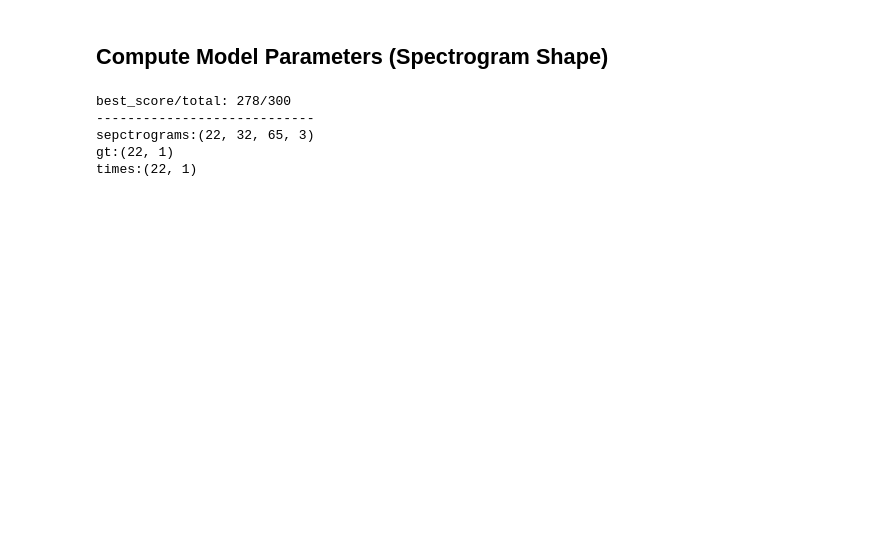
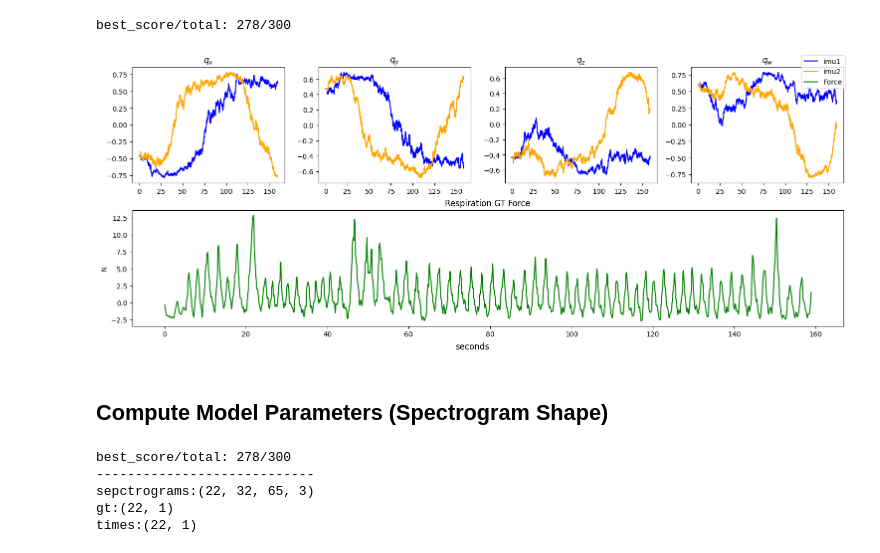
Before and after one commit to Yang-Yun-Yeh/RR-HR, a Jupyter notebook: learning_base_17P_32.ipynb, the cells around one changed output. Cells and saved outputs as stored; diff of their text form; code cells hidden in the pictures; blank space fills up the shorter version.

```diff
--- a/learning_base_17P_32.ipynb
+++ b/learning_base_17P_32.ipynb
@@ -19,3 +56,19 @@ import pickle
+# %%
+# Align IMUs (IMU2 -> IMU1)
+q_corr = Q_RANSAC(data[0:still_pt], pool=1.0, d=0.05)
+
+target, skew = 'imu1', 'imu2'
+Q_skew = data[[skew + '_q_x', skew + '_q_y', skew + '_q_z', skew + '_q_w']].to_numpy()
+Q_aligned = align_quaternion(q_corr, Q_skew) # (sample num, 4)
+data_aligned = data.copy()
+
+for i, col in enumerate(cols):
+    data_aligned[[skew + '_' + col]] = Q_aligned[:, i].reshape(-1, 1)
+
+draw_imu_curve(data_aligned[still_pt+start_pt:], overlap=True, overlap_only=True, show_gt=True)
+# %% [output]
+best_score/total: 278/300
+[figure, added]
 # %% [markdown]
 ## Compute Model Parameters (Spectrogram Shape)
 # %%
```
Also changed, not shown: parts of 11 cells of this notebook, 15 other files.
